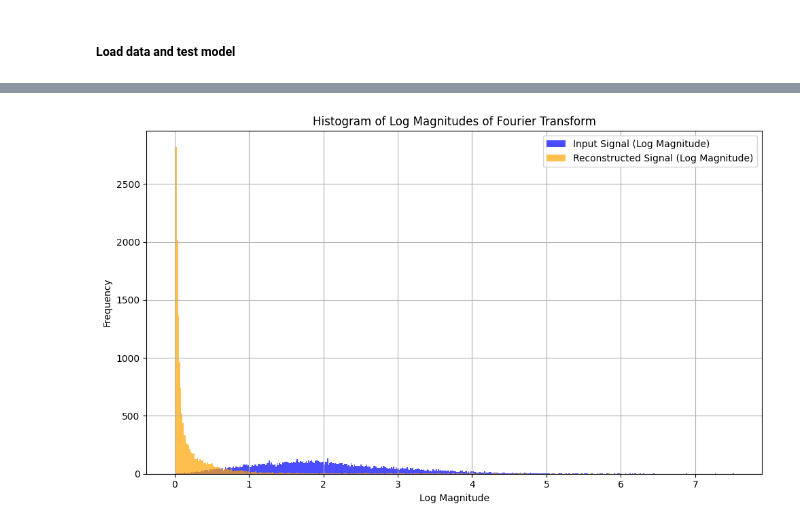
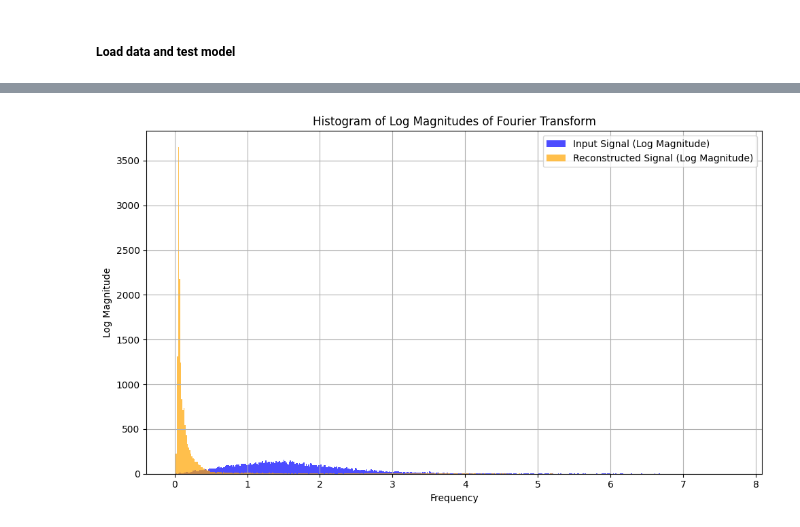
Before and after one commit to HX-Tfd/DeepPhase4Audio, a Jupyter notebook: notebooks/pae.ipynb, the cells around one changed output, grey strips where cells are left out. Drawn from its saved outputs; the diff is of its cells as text; code cells hidden in the pictures.

```diff
--- a/notebooks/pae.ipynb
+++ b/notebooks/pae.ipynb
@@ -35,7 +35,7 @@ from src.experiments.pae_flattened import PAEInputFlattenedModel
 from src.utils.config import load_config
 
 cfg_path = "configs/baseline.yaml"
-model_ckpt_path = "logs/checkpoints/random_50eps_dilation=5_intch=128.ckpt"
+model_ckpt_path = "logs/checkpoints/epoch=46-step=423.ckpt"
 
 cfg = load_config(cfg_path, flatten=True)
 lightning_model = PAEInputFlattenedModel.load_from_checkpoint(model_ckpt_path, cfg=cfg)
@@ -146,38 +195,38 @@ log_magnitude_reconstructed = np.log1p(np.abs(reconstructed_fft)[:N // 2])
 
 # Create bins for histograms
 n_bins = 500
-bins = np.linspace(0, np.max([log_magnitude_input.max(), log_magnitude_reconstructed.max()]), 500)
+bins = np.linspace(0, np.max([log_magnitude_input.max(), log_magnitude_reconstructed.max()]), n_bins)
 
 # Plot histograms of the log magnitudes
 plt.figure(figsize=(10, 6))
 
 plt.hist(log_magnitude_input, bins=bins, alpha=0.7, label="Input Signal (Log Magnitude)", color="blue")
 plt.hist(log_magnitude_reconstructed, bins=bins, alpha=0.7, label="Reconstructed Signal (Log Magnitude)", color="orange")
 
 plt.title("Histogram of Log Magnitudes of Fourier Transform")
-plt.xlabel("Log Magnitude")
-plt.ylabel("Frequency")
+plt.ylabel("Log Magnitude")
+plt.xlabel("Frequency")
 plt.legend()
 plt.grid()
 
 plt.tight_layout()
 plt.show()
 
 # # Compute frequency axis
 # freqs = np.fft.fftfreq(N, d=1)
 
 # # Plot the Fourier Transform of the input signal
 # plt.figure(figsize=(12, 6))
 
 # plt.plot(freqs[:N // 2], np.abs(input_fft)[:N // 2], label="Input Signal")
 # plt.plot(freqs[:N // 2], np.abs(reconstructed_fft)[:N // 2], label="Reconstructed Signal", color="orange")
 # plt.title("Log Spectogram of Normalized Input and Reconstructed Signal")
 # plt.xlabel("Frequency (Hz)")
 # plt.ylabel("Log Magnitude")
 # plt.grid()
 # plt.legend()
 
 # plt.tight_layout()
 # plt.show()
 # %% [output]
-[figure, old version]
+[figure, new version]
```
Also changed, not shown: parts of 4 cells of this notebook, 13 other files.
